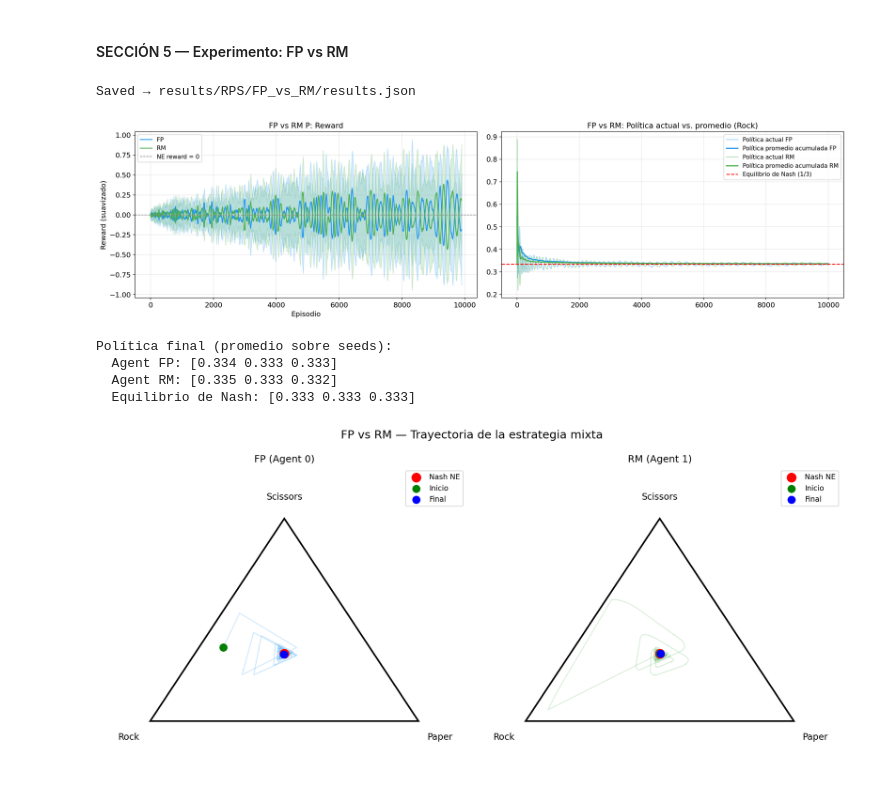
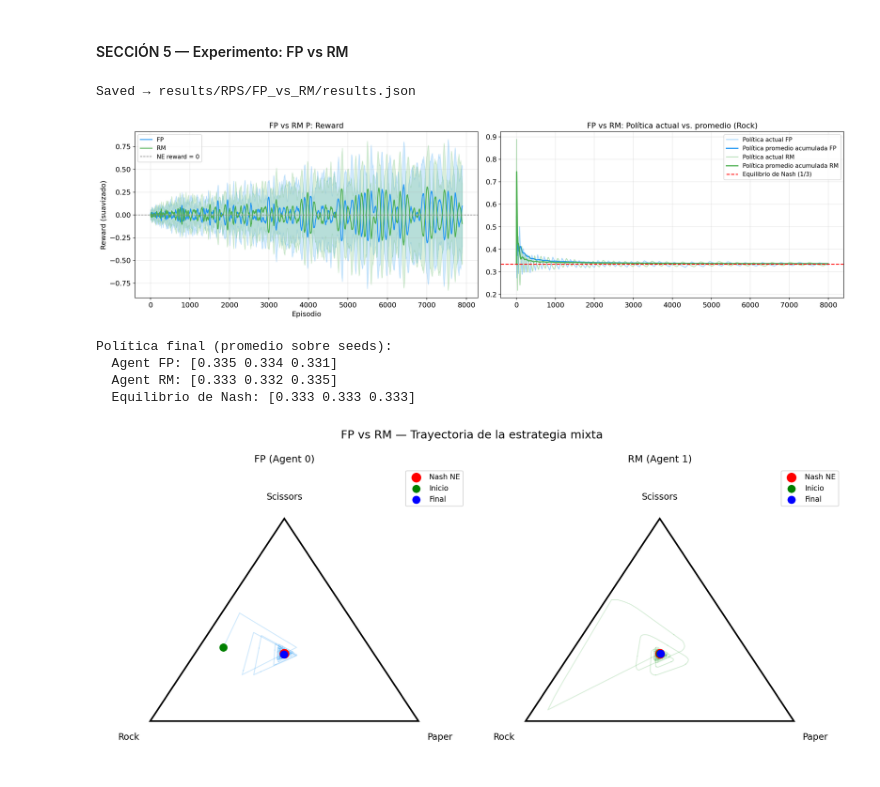
Before and after one commit to mmussio85/simultaneous-games, a Jupyter notebook: RPS.ipynb, the cells around one changed output. Cells and saved outputs as stored; diff of their text form; code cells hidden in the pictures.

```diff
--- a/RPS.ipynb
+++ b/RPS.ipynb
@@ -328,7 +330,7 @@ En conjunto, los resultados sugieren que JAL-AM logra aproximar el equilibrio de
 #### SECCIÓN 5 — Experimento: FP vs RM
 # %%
 # Gráfica 1a: Reward promedio
-episodes = 10_000
+episodes = 8_000
 rewards_fp_rm, pol0_fp_rm, pol1_fp_rm = run_experiment(
     RPS, FictitiousPlay, RegretMatching, episodes, N_SEEDS)
 
@@ -349,37 +351,37 @@ axes[0].axhline(0, ls='--', c='gray', lw=1, label='NE reward = 0')
 axes[0].set_xlabel('Episodio'); axes[0].set_ylabel('Reward (suavizado)')
 axes[0].set_title('FP vs RM P: Reward'); axes[0].legend()
 
 
 # Política actual vs. promedio (seed 0, acción Rock)
 pol_curr = pol0_fp_rm[0, :, 0]                     # política actual, acción Rock, seed 0
 pol_avg  = np.cumsum(pol0_fp_rm[0, :, 0]) / (np.arange(n_episodes) + 1)  # promedio acumulado
 axes[1].plot(pol_curr, alpha=0.4, color=COLORS['FP'], label='Política actual FP')
 axes[1].plot(pol_avg,  color=COLORS['FP'], lw=2, label='Política promedio acumulada FP')
 
 pol1_curr = pol1_fp_rm[0, :, 0]                     # política actual, acción Rock, seed 0
 pol1_avg  = np.cumsum(pol1_fp_rm[0, :, 0]) / (np.arange(n_episodes) + 1)  # promedio acumulado
 axes[1].plot(pol1_curr, alpha=0.4, color=COLORS['RM'], label='Política actual RM')
 axes[1].plot(pol1_avg,  color=COLORS['RM'], lw=2, label='Política promedio acumulada RM')
 
 axes[1].axhline(1/3, ls='--', c='red', label='Equilibrio de Nash (1/3)')
 axes[1].set_title('FP vs RM: Política actual vs. promedio (Rock)'); axes[1].legend()
 # plt.tight_layout(); plt.savefig('figures/RPS/fp_vs_rm.png', dpi=150); plt.show()
 
 plt.tight_layout()
 plt.savefig('figures/RPS/fp_vs_rm.png', dpi=150)
 plt.show()
 
 # Política final
 print("Política final (promedio sobre seeds):")
 print(f"  Agent FP: {pol0_fp_rm[:, -100:, :].mean(axis=(0,1)).round(3)}")
 print(f"  Agent RM: {pol1_fp_rm[:, -100:, :].mean(axis=(0,1)).round(3)}")
 print(f"  Equilibrio de Nash: {NE_RPS.round(3)}")
 # %% [output]
 Saved → results/RPS/FP_vs_RM/results.json
-[figure, old version]
+[figure, new version]
 Política final (promedio sobre seeds):
-  Agent FP: [0.334 0.333 0.333]
-  Agent RM: [0.335 0.333 0.332]
+  Agent FP: [0.335 0.334 0.331]
+  Agent RM: [0.333 0.332 0.335]
   Equilibrio de Nash: [0.333 0.333 0.333]
 # %%
 # Trayectoria de política en el simplex — FP vs RM (seed 0)
```
Also changed, not shown: parts of 3 cells of this notebook.
